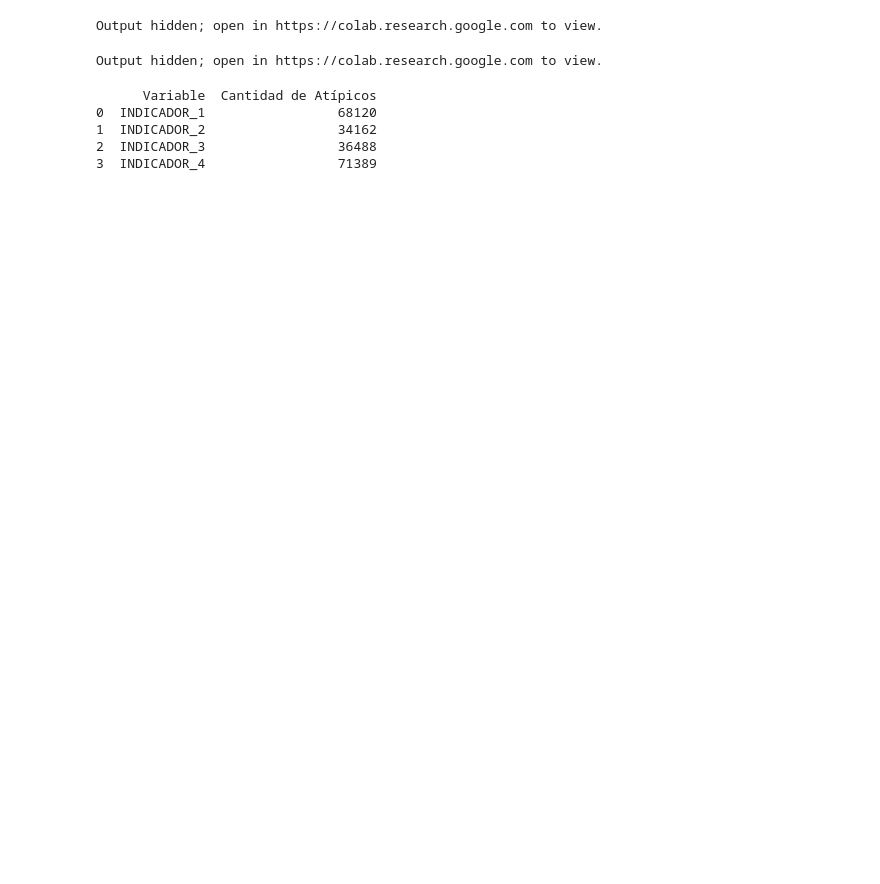
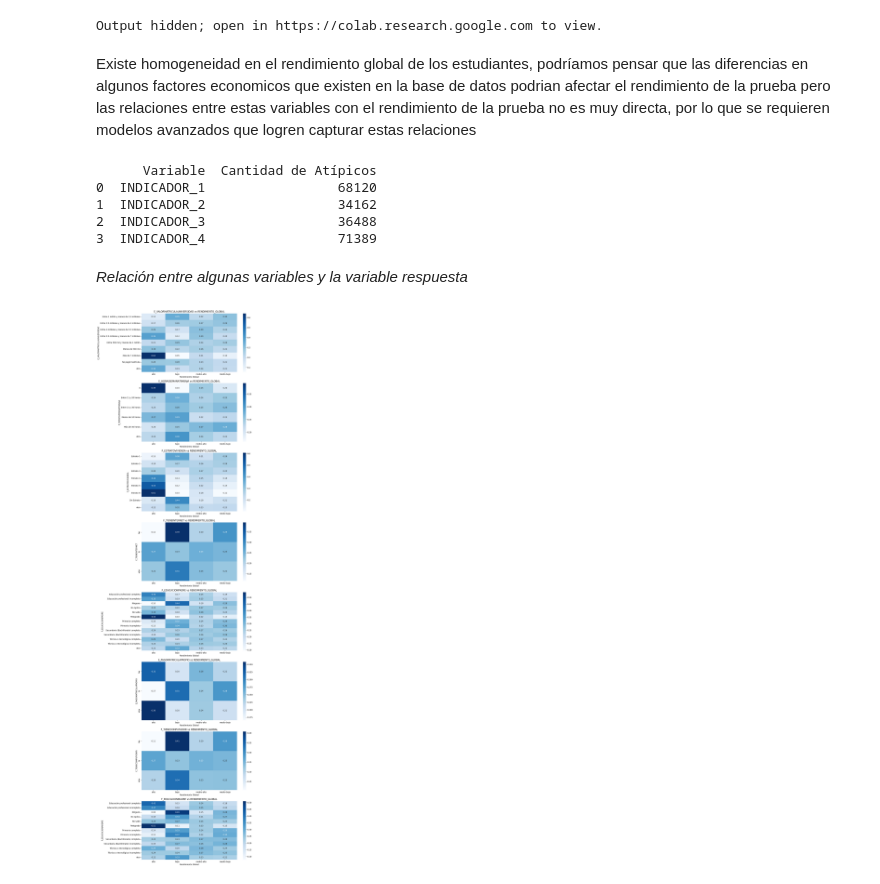
Before and after one commit to Pauladrea03/Entrega1_IA, a Jupyter notebook: 01 - exploración.ipynb, the cells around one changed output. Drawn from its saved outputs; the diff is of its cells as text; code cells hidden in the pictures; blank space fills up the shorter version.

Commit message:
exploracion de variable respuesta

```diff
--- a/01 - exploración.ipynb
+++ b/01 - exploración.ipynb
@@ -128,3 +142,5 @@ Index(['ID', 'PERIODO_ACADEMICO', 'E_PRGM_ACADEMICO', 'E_PRGM_DEPARTAMENTO',
 # %%
 df_train['ID']=df_train['ID'].astype('object')
 df_train['PERIODO_ACADEMICO']=df_train['PERIODO_ACADEMICO'].astype('object')
+# %%
+df_train.fillna('otro',inplace=True)
@@ -164,4 +181,0 @@ df_train.drop(columns=['F_TIENEINTERNET.1'], inplace=True)
-# %%
-base = df_train.groupby(['E_PRGM_ACADEMICO'])[['ID']].count().reset_index().sort_values('ID', ascending=False).rename(columns={'ID':'count'})
-fig_bar1 = px.bar(base, x='E_PRGM_ACADEMICO', y='count', barmode='group')
-fig_bar1.show()
@@ -170,12 +182,8 @@ fig_bar1.show()
 # %%
-from plotly.subplots import make_subplots
-import plotly.express as px
-
 # Lista de columnas y títulos
 cols = [
     ("F_TIENECOMPUTADOR", "Acceso a computador"),
     ("E_PRGM_DEPARTAMENTO", "Departamento donde cursó la carrera"),
-    ("E_VALORMATRICULAUNIVERSIDAD", "$ matrícula universidad"),
     ("E_HORASSEMANATRABAJA", "Horas trabajadas a la semana"),
     ("F_ESTRATOVIVIENDA", "Estrato vivienda"),
     ("F_TIENEINTERNET", "Acceso a internet"),
@@ -185,6 +193,7 @@ cols = [
     ("E_PAGOMATRICULAPROPIO", "Costeo propio de matrícula"),
     ("F_EDUCACIONPADRE", "Nivel educativo del padre"),
     ("F_EDUCACIONMADRE", "Nivel educativo de la madre"),
+    ("E_VALORMATRICULAUNIVERSIDAD", "$ matrícula universidad")
 ]
 
 # Crear figura con subplots
@@ -258,25 +271,8 @@ fig.update_layout(
 fig.show()
 # %% [output]
 Output hidden; open in https://colab.research.google.com to view.
-# %%
-fig = px.histogram(
-    df_train,
-    x="INDICADOR_1",
-    nbins=50,  # número de barras (ajústalo a lo que necesites)
-    title="Histograma de RENDIMIENTO_GLOBAL",
-    color_discrete_sequence=["skyblue"]
-)
-
-# Personalizar ejes
-fig.update_layout(
-    xaxis_title="Rendimiento Global",
-    yaxis_title="Frecuencia",
-    bargap=0.1
-)
-
-fig.show()
-# %% [output]
-Output hidden; open in https://colab.research.google.com to view.
+# %% [markdown]
+Existe homogeneidad en el rendimiento global de los estudiantes, podríamos pensar que las diferencias en algunos factores economicos que existen en la base de datos podrian afectar el rendimiento de la prueba pero las relaciones entre estas variables con el rendimiento de la prueba no es muy directa, por lo que se requieren modelos avanzados que logren capturar estas relaciones
 # %%
 # Identificacion de atipicos de variables numericas
 
@@ -307,3 +303,43 @@ print(outliers_df)
 1  INDICADOR_2                 34162
 2  INDICADOR_3                 36488
 3  INDICADOR_4                 71389
+# %% [markdown]
+*Relación entre algunas variables y la variable respuesta*
+# %%
+# Lista de variables categóricas (excluyo la variable respuesta)
+variables_categoricas = [
+    'E_VALORMATRICULAUNIVERSIDAD','E_HORASSEMANATRABAJA','F_ESTRATOVIVIENDA', 'F_TIENEINTERNET',
+    'F_EDUCACIONPADRE','E_PAGOMATRICULAPROPIO','F_TIENECOMPUTADOR', 'F_EDUCACIONMADRE'
+]
+
+# Configuración de la figura
+n = len(variables_categoricas)
+cols = 1
+rows = n
+
+fig, axes = plt.subplots(rows, cols, figsize=(12, 5*rows))
+
+# Si hay una sola fila, convertir axes en lista
+if rows == 1:
+    axes = [axes]
+
+for i, var in enumerate(variables_categoricas):
+    ax = axes[i]
+
+    # Tabla de proporciones
+    tabla = pd.crosstab(
+        df_train[var],
+        df_train["RENDIMIENTO_GLOBAL"],
+        normalize="index"
+    )
+
+    # Heatmap
+    sns.heatmap(tabla, annot=True, cmap="Blues", fmt=".2f", ax=ax)
+    ax.set_title(f"{var} vs RENDIMIENTO_GLOBAL", fontsize=12)
+    ax.set_xlabel("Rendimiento Global")
+    ax.set_ylabel(var)
+
+plt.tight_layout()
+plt.show()
+# %% [output]
+[figure, added]
```
Also changed, not shown: parts of 16 cells of this notebook.
